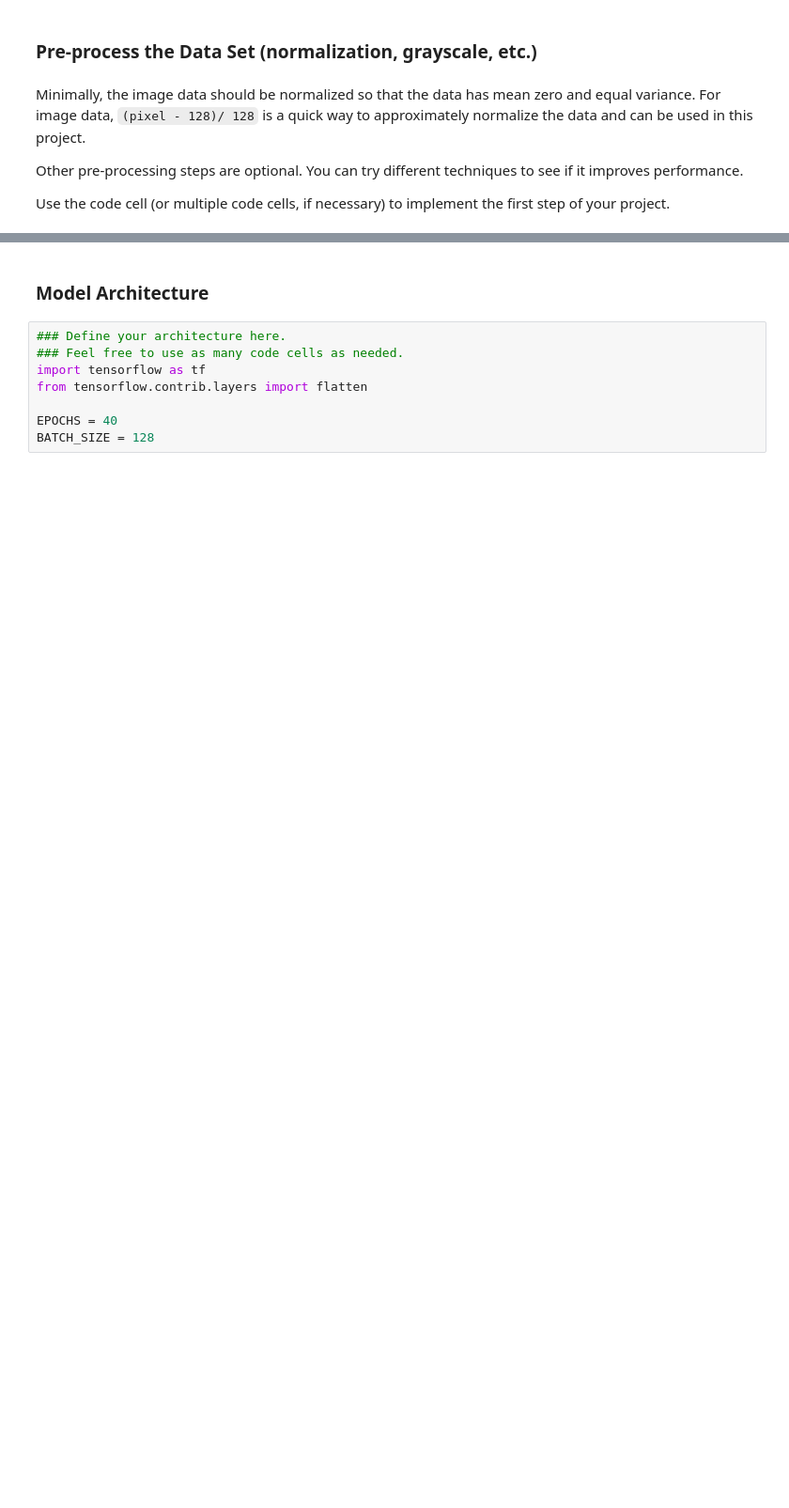
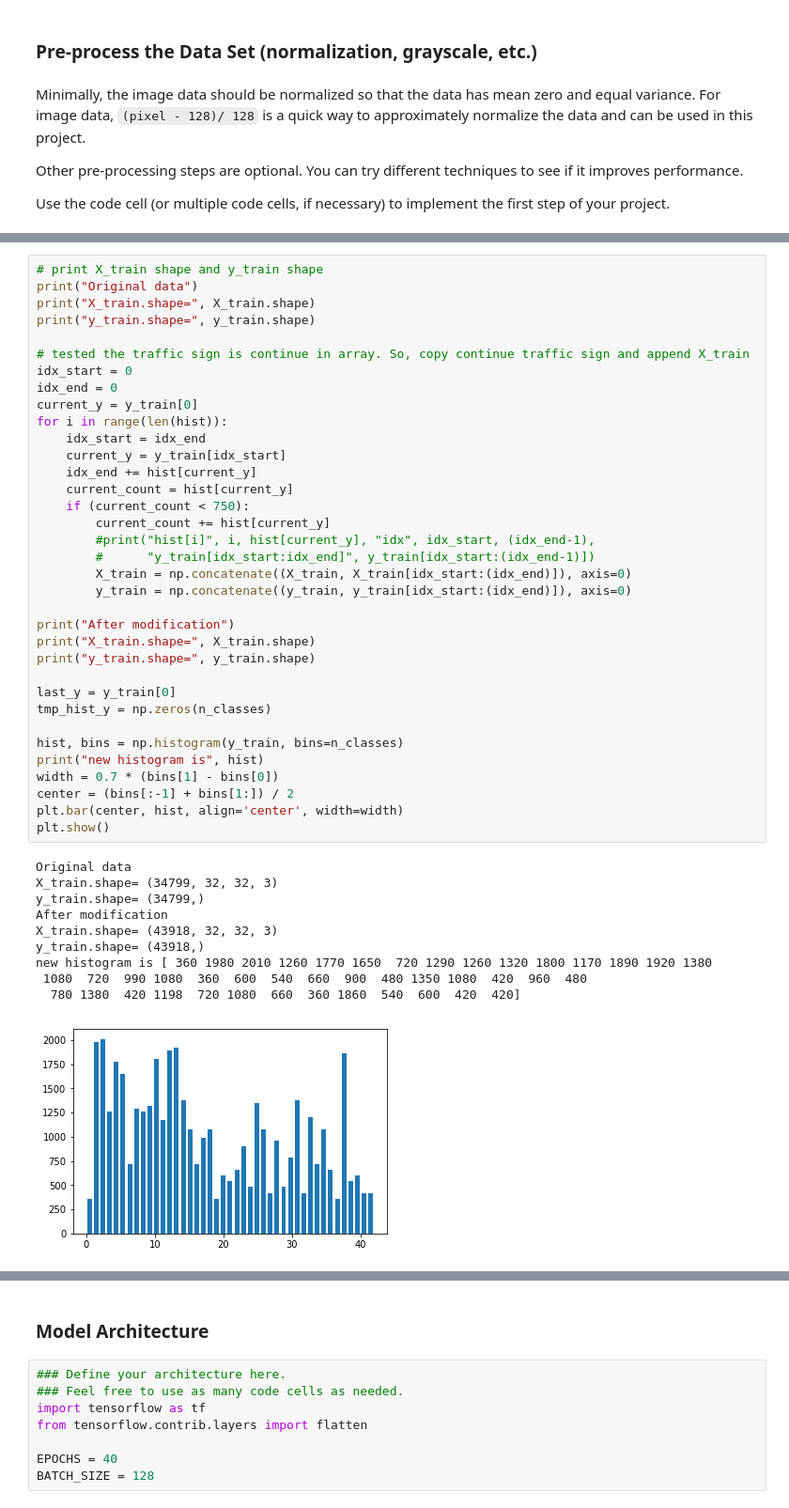
Before and after one commit to Leon-Cao/traffic-sign-classifier, a Jupyter notebook: traffic-sign-classifier-Leon.ipynb, the cells around one changed output, grey strips where cells are left out. Shown: that part at 94% size. Cells and saved outputs as stored; diff of their text form; blank space fills up the shorter version.

```diff
--- a/traffic-sign-classifier-Leon.ipynb
+++ b/traffic-sign-classifier-Leon.ipynb
@@ -220,0 +167,46 @@ print()
+# %%
+# print X_train shape and y_train shape
+print("Original data")
+print("X_train.shape=", X_train.shape)
+print("y_train.shape=", y_train.shape)
+
+# tested the traffic sign is continue in array. So, copy continue traffic sign and append X_train
+idx_start = 0
+idx_end = 0
+current_y = y_train[0]
+for i in range(len(hist)):
+    idx_start = idx_end
+    current_y = y_train[idx_start]
+    idx_end += hist[current_y]
+    current_count = hist[current_y]
+    if (current_count < 750):
+        current_count += hist[current_y]
+        #print("hist[i]", i, hist[current_y], "idx", idx_start, (idx_end-1),
+        #      "y_train[idx_start:idx_end]", y_train[idx_start:(idx_end-1)])
+        X_train = np.concatenate((X_train, X_train[idx_start:(idx_end)]), axis=0)
+        y_train = np.concatenate((y_train, y_train[idx_start:(idx_end)]), axis=0)
+
+print("After modification")
+print("X_train.shape=", X_train.shape)
+print("y_train.shape=", y_train.shape)
+
+last_y = y_train[0]
+tmp_hist_y = np.zeros(n_classes)
+
+hist, bins = np.histogram(y_train, bins=n_classes)
+print("new histogram is", hist)
+width = 0.7 * (bins[1] - bins[0])
+center = (bins[:-1] + bins[1:]) / 2
+plt.bar(center, hist, align='center', width=width)
+plt.show()
+# %% [output]
+Original data
+X_train.shape= (34799, 32, 32, 3)
+y_train.shape= (34799,)
+After modification
+X_train.shape= (43918, 32, 32, 3)
+y_train.shape= (43918,)
+new histogram is [ 360 1980 2010 1260 1770 1650  720 1290 1260 1320 1800 1170 1890 1920 1380
+ 1080  720  990 1080  360  600  540  660  900  480 1350 1080  420  960  480
+  780 1380  420 1198  720 1080  660  360 1860  540  600  420  420]
+[figure, added]
```
Also changed, not shown: parts of 14 cells of this notebook.
